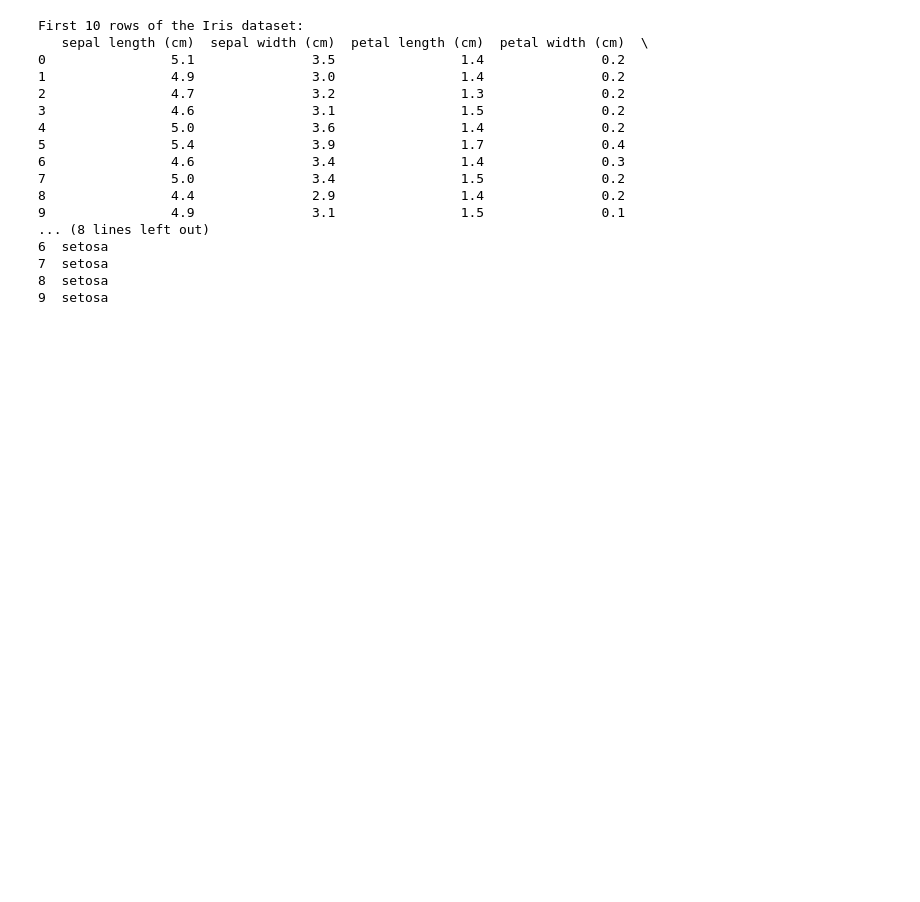
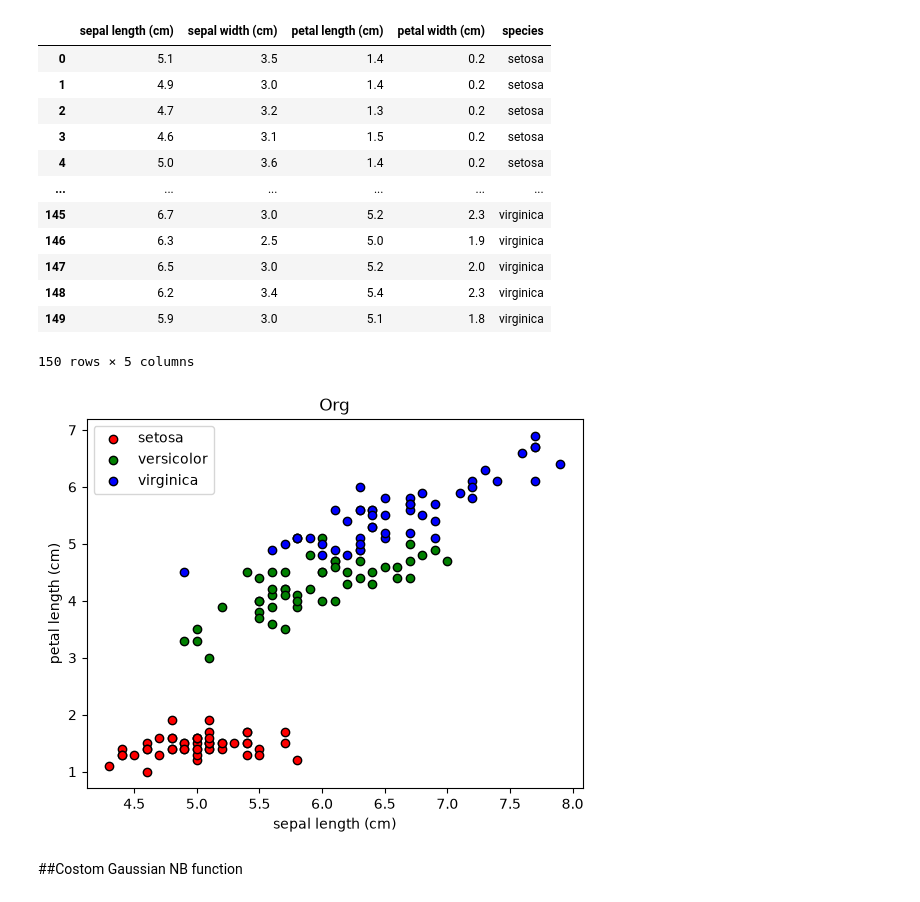
Before and after one commit to vviiss597/Softcomputing_a_datamining-2026, a Jupyter notebook: HW3_NB/NB.ipynb, the cells around one changed output. Saved outputs shown, nothing was run; the diff lists cells and outputs as text; code cells hidden in the pictures; blank space fills up the shorter version.

```diff
--- a/HW3_NB/NB.ipynb
+++ b/HW3_NB/NB.ipynb
@@ -9,31 +9,26 @@ from sklearn.metrics import classification_report, accuracy_score
 # %%
-iris = load_iris()
-x = iris.data
-y = iris.target
+iris=load_iris()
+X=iris.data
+y=iris.target #orginally are 0,1,2 for three species of iris flowers
 
 # Convert to pandas DataFrame for table illustration
-df = pd.DataFrame(x, columns=iris.feature_names)
-df['species'] = [iris.target_names[i] for i in y]
 
-print("First 10 rows of the Iris dataset:")
-print(df.head(10))   # show first 10 rows in console
+df=pd.DataFrame(X,columns=iris.feature_names)
+df['species']=[iris.target_names[i] for i in y]
+#set the species column and replace 0, 1, 2 with actual names of the species
+
+df
 # %% [output]
+|  | sepal length (cm) | sepal width (cm) | petal length (cm) | petal width (cm) | species |
+| 0 | 5.1 | 3.5 | 1.4 | 0.2 | setosa |
+| 1 | 4.9 | 3.0 | 1.4 | 0.2 | setosa |
+| 2 | 4.7 | 3.2 | 1.3 | 0.2 | setosa |
+| 3 | 4.6 | 3.1 | 1.5 | 0.2 | setosa |
+| 4 | 5.0 | 3.6 | 1.4 | 0.2 | setosa |
+| ... | ... | ... | ... | ... | ... |
+| 145 | 6.7 | 3.0 | 5.2 | 2.3 | virginica |
+| 146 | 6.3 | 2.5 | 5.0 | 1.9 | virginica |
+| 147 | 6.5 | 3.0 | 5.2 | 2.0 | virginica |
+| 148 | 6.2 | 3.4 | 5.4 | 2.3 | virginica |
+| 149 | 5.9 | 3.0 | 5.1 | 1.8 | virginica |
-First 10 rows of the Iris dataset:
-   sepal length (cm)  sepal width (cm)  petal length (cm)  petal width (cm)  \
-0                5.1               3.5                1.4               0.2
-1                4.9               3.0                1.4               0.2
-2                4.7               3.2                1.3               0.2
-3                4.6               3.1                1.5               0.2
-4                5.0               3.6                1.4               0.2
-5                5.4               3.9                1.7               0.4
-6                4.6               3.4                1.4               0.3
-7                5.0               3.4                1.5               0.2
-8                4.4               2.9                1.4               0.2
-9                4.9               3.1                1.5               0.1
-... (8 lines left out)
-6  setosa
-7  setosa
-8  setosa
-9  setosa
+150 rows × 5 columns
-# %%
-color =['red', 'green', ' blue']
@@ -60,0 +35,14 @@ y_pred = nb.predict(X_test)
+# %%
+colors=['red','green','blue']
+for i,color in enumerate(colors): #get the index and color of each species
+    plt.scatter(X[y==i,0],X[y==i,2],c=color,label=iris.target_names[i],edgecolors='k')
+    #x-axis:first feature, y-axis: third feature
+    #edgecolor = 'k' --> add black edge on each dot
+
+plt.xlabel(iris.feature_names[0])
+plt.ylabel(iris.feature_names[2])
+plt.title('Org')
+plt.legend()
+plt.show()
+# %% [output]
+[figure, added]
@@ -60,0 +70,2 @@ y_pred = nb.predict(X_test)
+# %% [markdown]
+##Costom Gaussian NB function
```
Also changed, not shown: parts of 12 cells of this notebook.
